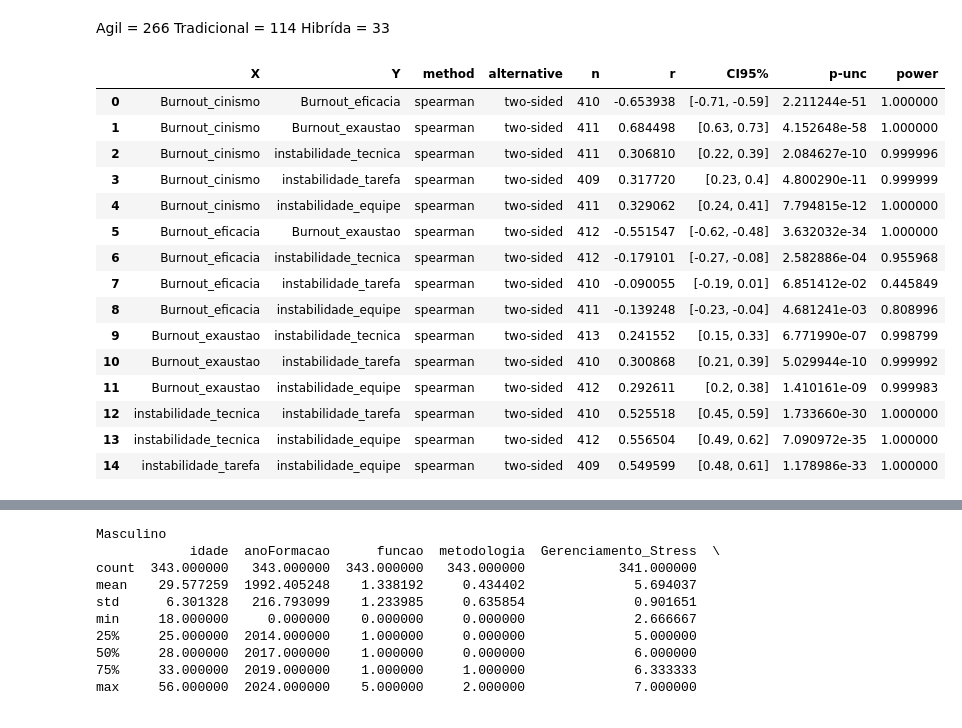
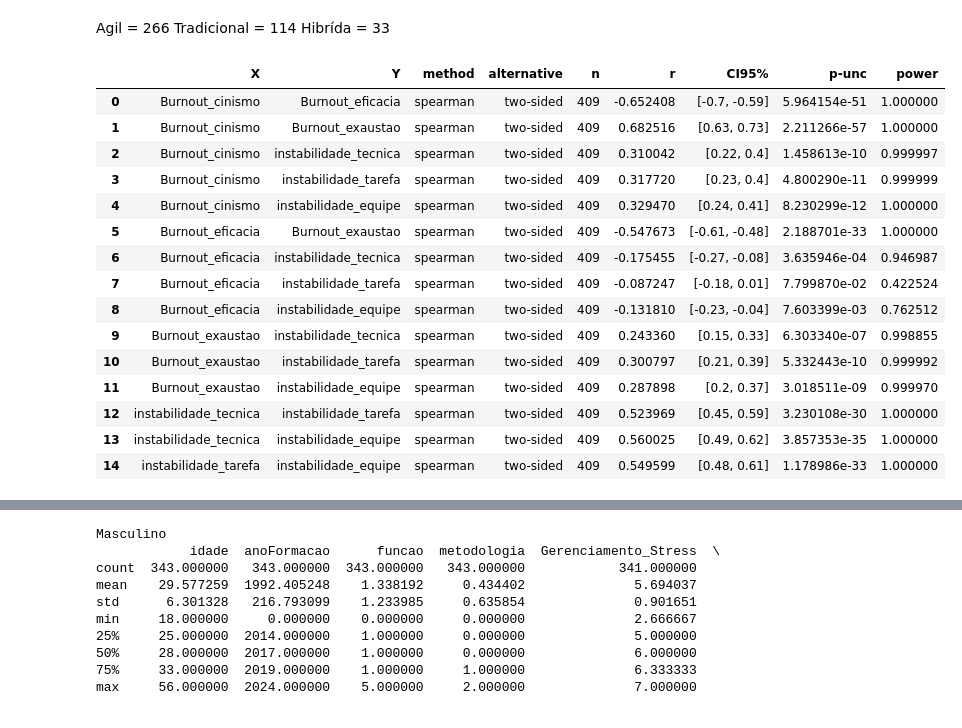
Before and after one commit to dan1lo/PesquisaDoutoradoPosDiferencas, a Jupyter notebook: pesquisa_sexo_completo_base_R.ipynb, the cells around one changed output, grey strips where cells are left out. Saved outputs shown, nothing was run; the diff lists cells and outputs as text; code cells hidden in the pictures.

```diff
--- a/pesquisa_sexo_completo_base_R.ipynb
+++ b/pesquisa_sexo_completo_base_R.ipynb
@@ -213,21 +215,21 @@ Tradicional = 114
 Hibrída = 33
 # %%
 dados_instburn = dados[['Burnout_cinismo', 'Burnout_eficacia', 'Burnout_exaustao', 'instabilidade_tecnica', 'instabilidade_tarefa', 'instabilidade_equipe']]
-pg.pairwise_corr(dados_instburn, method='spearman')
+pg.pairwise_corr(dados_instburn.dropna(), method='spearman')
 # %% [output]
 |  | X | Y | method | alternative | n | r | CI95% | p-unc | power |
-| 0 | Burnout_cinismo | Burnout_eficacia | spearman | two-sided | 410 | -0.653938 | [-0.71, -0.59] | 2.211244e-51 | 1.000000 |
-| 1 | Burnout_cinismo | Burnout_exaustao | spearman | two-sided | 411 | 0.684498 | [0.63, 0.73] | 4.152648e-58 | 1.000000 |
-| 2 | Burnout_cinismo | instabilidade_tecnica | spearman | two-sided | 411 | 0.306810 | [0.22, 0.39] | 2.084627e-10 | 0.999996 |
+| 0 | Burnout_cinismo | Burnout_eficacia | spearman | two-sided | 409 | -0.652408 | [-0.7, -0.59] | 5.964154e-51 | 1.000000 |
+| 1 | Burnout_cinismo | Burnout_exaustao | spearman | two-sided | 409 | 0.682516 | [0.63, 0.73] | 2.211266e-57 | 1.000000 |
+| 2 | Burnout_cinismo | instabilidade_tecnica | spearman | two-sided | 409 | 0.310042 | [0.22, 0.4] | 1.458613e-10 | 0.999997 |
 | 3 | Burnout_cinismo | instabilidade_tarefa | spearman | two-sided | 409 | 0.317720 | [0.23, 0.4] | 4.800290e-11 | 0.999999 |
-| 4 | Burnout_cinismo | instabilidade_equipe | spearman | two-sided | 411 | 0.329062 | [0.24, 0.41] | 7.794815e-12 | 1.000000 |
-| 5 | Burnout_eficacia | Burnout_exaustao | spearman | two-sided | 412 | -0.551547 | [-0.62, -0.48] | 3.632032e-34 | 1.000000 |
-| 6 | Burnout_eficacia | instabilidade_tecnica | spearman | two-sided | 412 | -0.179101 | [-0.27, -0.08] | 2.582886e-04 | 0.955968 |
-| 7 | Burnout_eficacia | instabilidade_tarefa | spearman | two-sided | 410 | -0.090055 | [-0.19, 0.01] | 6.851412e-02 | 0.445849 |
-| 8 | Burnout_eficacia | instabilidade_equipe | spearman | two-sided | 411 | -0.139248 | [-0.23, -0.04] | 4.681241e-03 | 0.808996 |
-| 9 | Burnout_exaustao | instabilidade_tecnica | spearman | two-sided | 413 | 0.241552 | [0.15, 0.33] | 6.771990e-07 | 0.998799 |
-| 10 | Burnout_exaustao | instabilidade_tarefa | spearman | two-sided | 410 | 0.300868 | [0.21, 0.39] | 5.029944e-10 | 0.999992 |
-| 11 | Burnout_exaustao | instabilidade_equipe | spearman | two-sided | 412 | 0.292611 | [0.2, 0.38] | 1.410161e-09 | 0.999983 |
-| 12 | instabilidade_tecnica | instabilidade_tarefa | spearman | two-sided | 410 | 0.525518 | [0.45, 0.59] | 1.733660e-30 | 1.000000 |
-| 13 | instabilidade_tecnica | instabilidade_equipe | spearman | two-sided | 412 | 0.556504 | [0.49, 0.62] | 7.090972e-35 | 1.000000 |
+| 4 | Burnout_cinismo | instabilidade_equipe | spearman | two-sided | 409 | 0.329470 | [0.24, 0.41] | 8.230299e-12 | 1.000000 |
+| 5 | Burnout_eficacia | Burnout_exaustao | spearman | two-sided | 409 | -0.547673 | [-0.61, -0.48] | 2.188701e-33 | 1.000000 |
+| 6 | Burnout_eficacia | instabilidade_tecnica | spearman | two-sided | 409 | -0.175455 | [-0.27, -0.08] | 3.635946e-04 | 0.946987 |
+| 7 | Burnout_eficacia | instabilidade_tarefa | spearman | two-sided | 409 | -0.087247 | [-0.18, 0.01] | 7.799870e-02 | 0.422524 |
+| 8 | Burnout_eficacia | instabilidade_equipe | spearman | two-sided | 409 | -0.131810 | [-0.23, -0.04] | 7.603399e-03 | 0.762512 |
+| 9 | Burnout_exaustao | instabilidade_tecnica | spearman | two-sided | 409 | 0.243360 | [0.15, 0.33] | 6.303340e-07 | 0.998855 |
+| 10 | Burnout_exaustao | instabilidade_tarefa | spearman | two-sided | 409 | 0.300797 | [0.21, 0.39] | 5.332443e-10 | 0.999992 |
+| 11 | Burnout_exaustao | instabilidade_equipe | spearman | two-sided | 409 | 0.287898 | [0.2, 0.37] | 3.018511e-09 | 0.999970 |
+| 12 | instabilidade_tecnica | instabilidade_tarefa | spearman | two-sided | 409 | 0.523969 | [0.45, 0.59] | 3.230108e-30 | 1.000000 |
+| 13 | instabilidade_tecnica | instabilidade_equipe | spearman | two-sided | 409 | 0.560025 | [0.49, 0.62] | 3.857353e-35 | 1.000000 |
 | 14 | instabilidade_tarefa | instabilidade_equipe | spearman | two-sided | 409 | 0.549599 | [0.48, 0.61] | 1.178986e-33 | 1.000000 |
```
Also changed, not shown: parts of 12 cells of this notebook.
